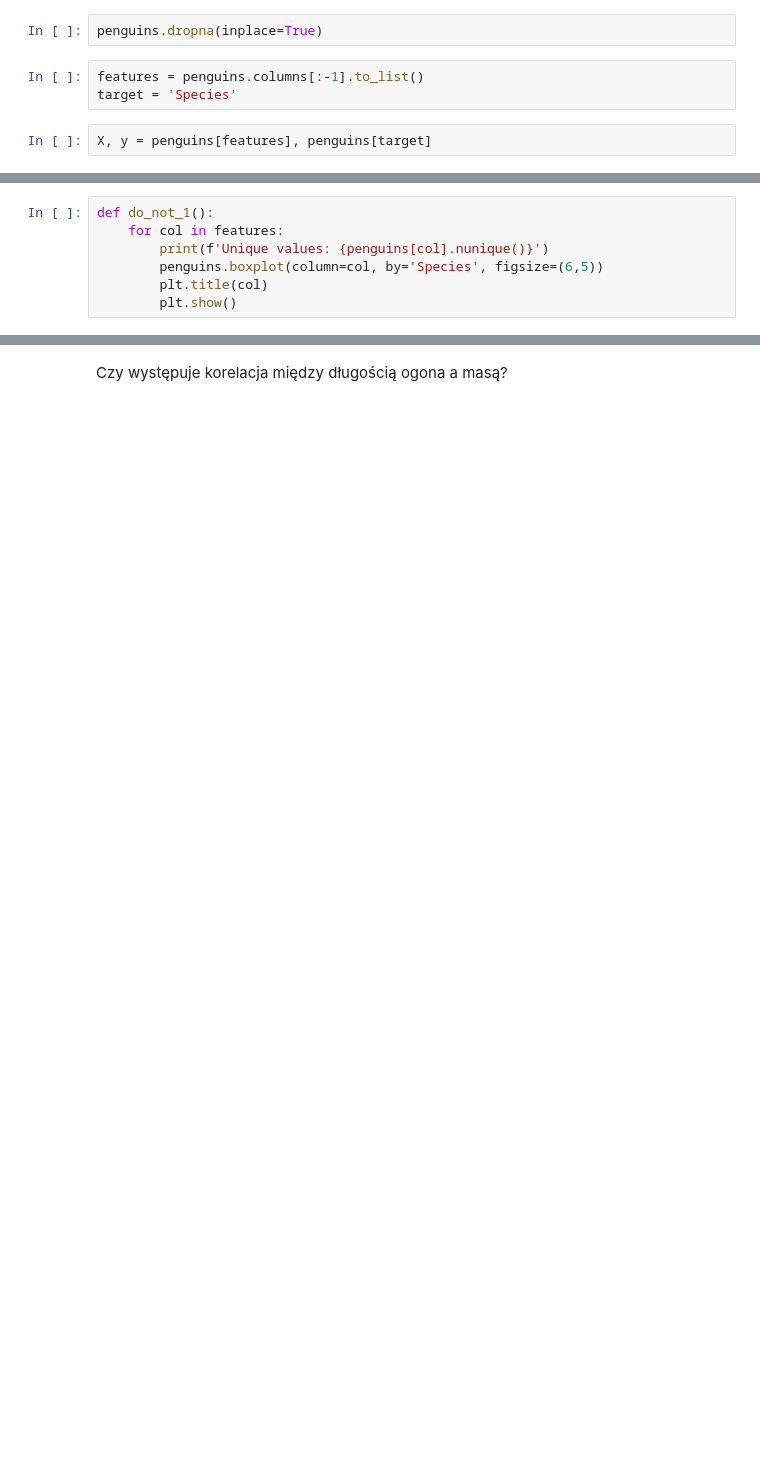
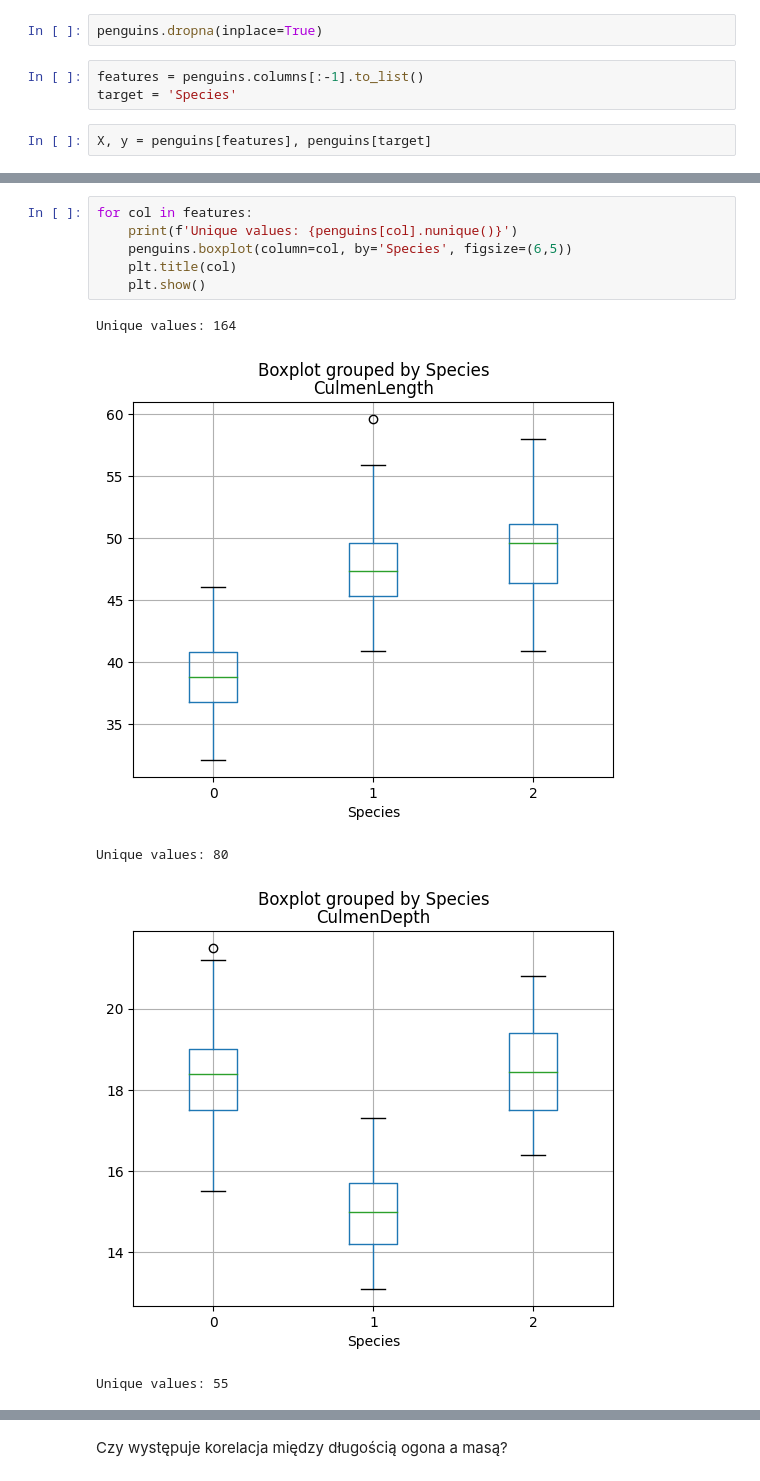
Before and after one commit to Don-Luka/unit_14_task_02, a Jupyter notebook: klasyfikacja_binarna_zadanie_02.ipynb, the cells around one changed output, grey strips where cells are left out. Drawn from its saved outputs; the diff is of its cells as text; blank space fills up the shorter version.

```diff
--- a/klasyfikacja_binarna_zadanie_02.ipynb
+++ b/klasyfikacja_binarna_zadanie_02.ipynb
@@ -70,7 +111,12 @@ penguins.info()
 # %%
-def do_not_1():
-    for col in features:
-        print(f'Unique values: {penguins[col].nunique()}')
-        penguins.boxplot(column=col, by='Species', figsize=(6,5))
-        plt.title(col)
-        plt.show()
+for col in features:
+    print(f'Unique values: {penguins[col].nunique()}')
+    penguins.boxplot(column=col, by='Species', figsize=(6,5))
+    plt.title(col)
+    plt.show()
+# %% [output]
+Unique values: 164
+[figure, added]
+Unique values: 80
+[figure, added]
+Unique values: 55
```
Also changed, not shown: parts of 33 cells of this notebook, 1 other file.
